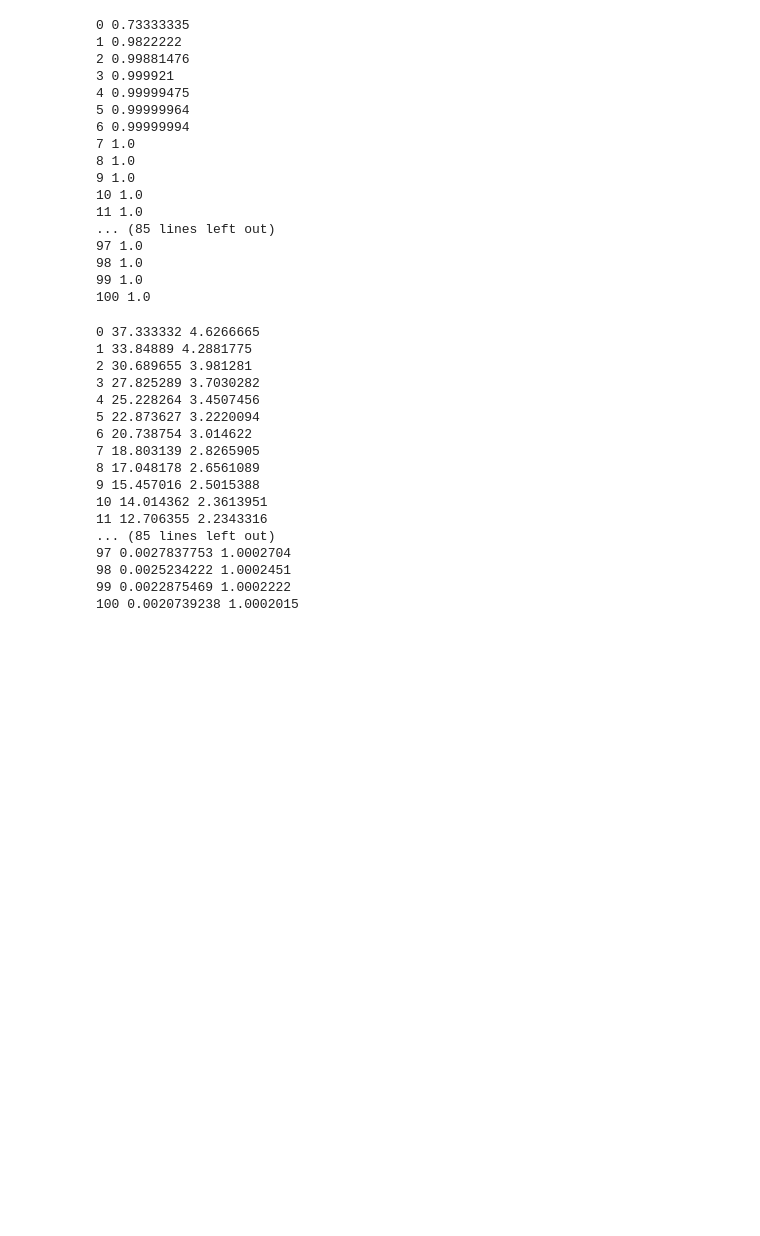
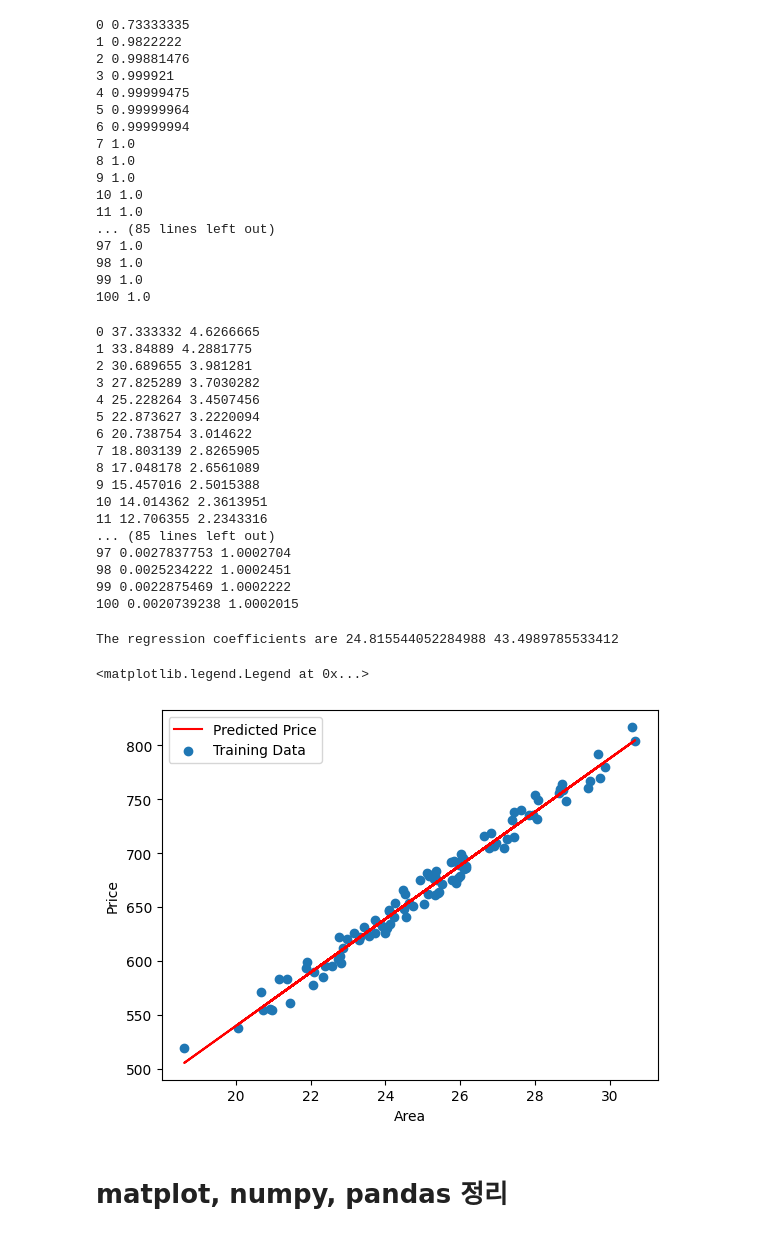
Before and after one commit to Dongubak/jupyter, a Jupyter notebook: deep.ipynb, the cells around one changed output. Saved outputs shown, nothing was run; the diff lists cells and outputs as text; code cells hidden in the pictures; blank space fills up the shorter version.

Commit message:
linear Regression
linear Regression

```diff
--- a/deep.ipynb
+++ b/deep.ipynb
@@ -802,3 +799,33 @@ for step in range(101):
 98 0.0025234222 1.0002451
 99 0.0022875469 1.0002222
 100 0.0020739238 1.0002015
+# %%
+import tensorflow as tf
+import numpy as np
+import matplotlib.pyplot as plt
+import pandas as pd
+
+np.random.seed(0)
+area = 2.5 * np.random.randn(100) + 25
+price = 25 * area + 5 + np.random.randint(20, 50, size = len(area))
+data = np.array([area, price])
+data = pd.DataFrame(data = data.T, columns=['area', 'price'])
+
+W = sum(price * (area - np.mean(area))) / sum((area - np.mean(area)) ** 2)
+b = np.mean(price) - W * np.mean(area)
+
+print("The regression coefficients are", W, b)
+
+y_pred = W * area + b
+
+plt.plot(area, y_pred, color='red', label='Predicted Price')
+plt.scatter(data['area'], data['price'], label='Training Data')
+plt.xlabel("Area")
+plt.ylabel("Price")
+plt.legend()
+# %% [output]
+The regression coefficients are 24.815544052284988 43.4989785533412
+<matplotlib.legend.Legend at 0x...>
+[figure, added]
+# %% [markdown]
+# matplot, numpy, pandas 정리
```
Also changed, not shown: parts of 5 cells of this notebook, 2 other files.
